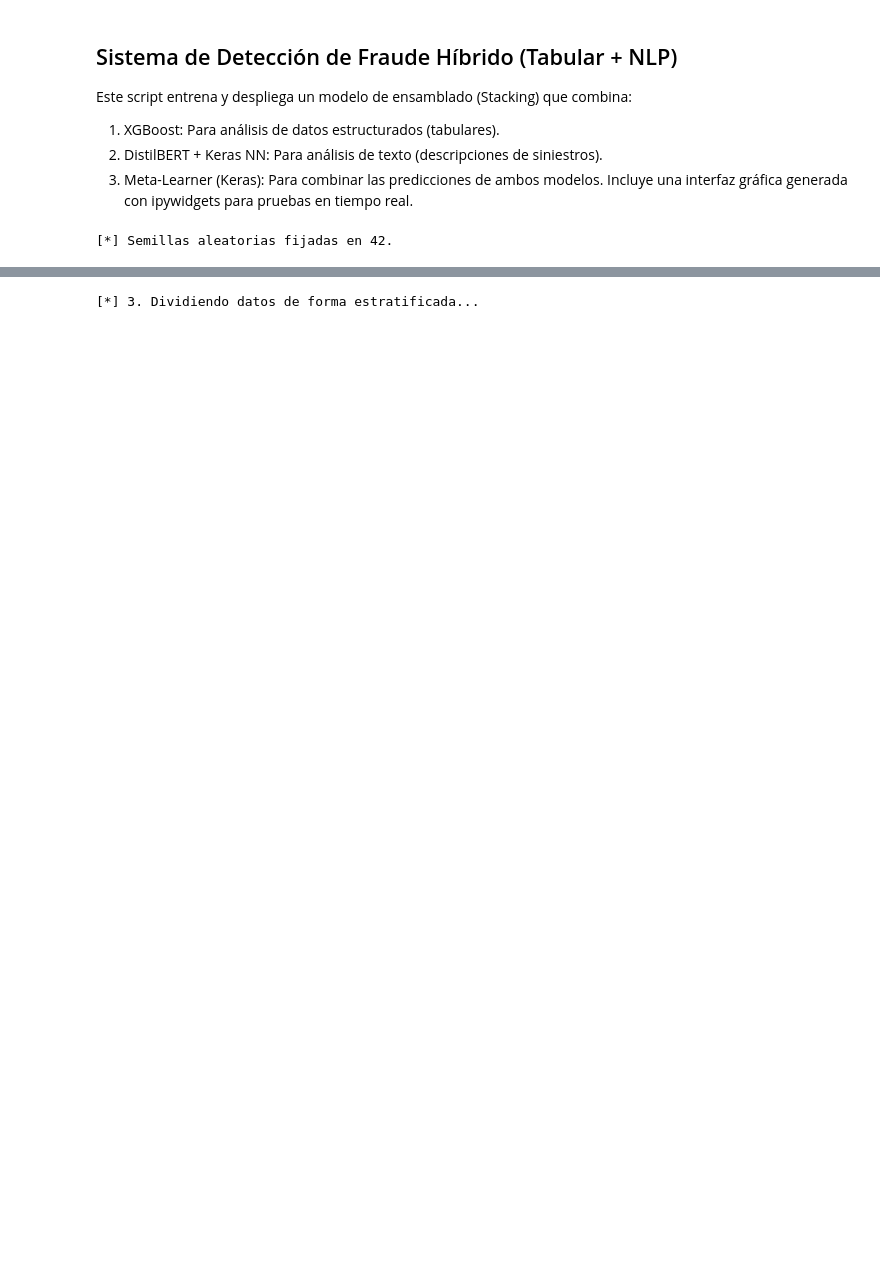
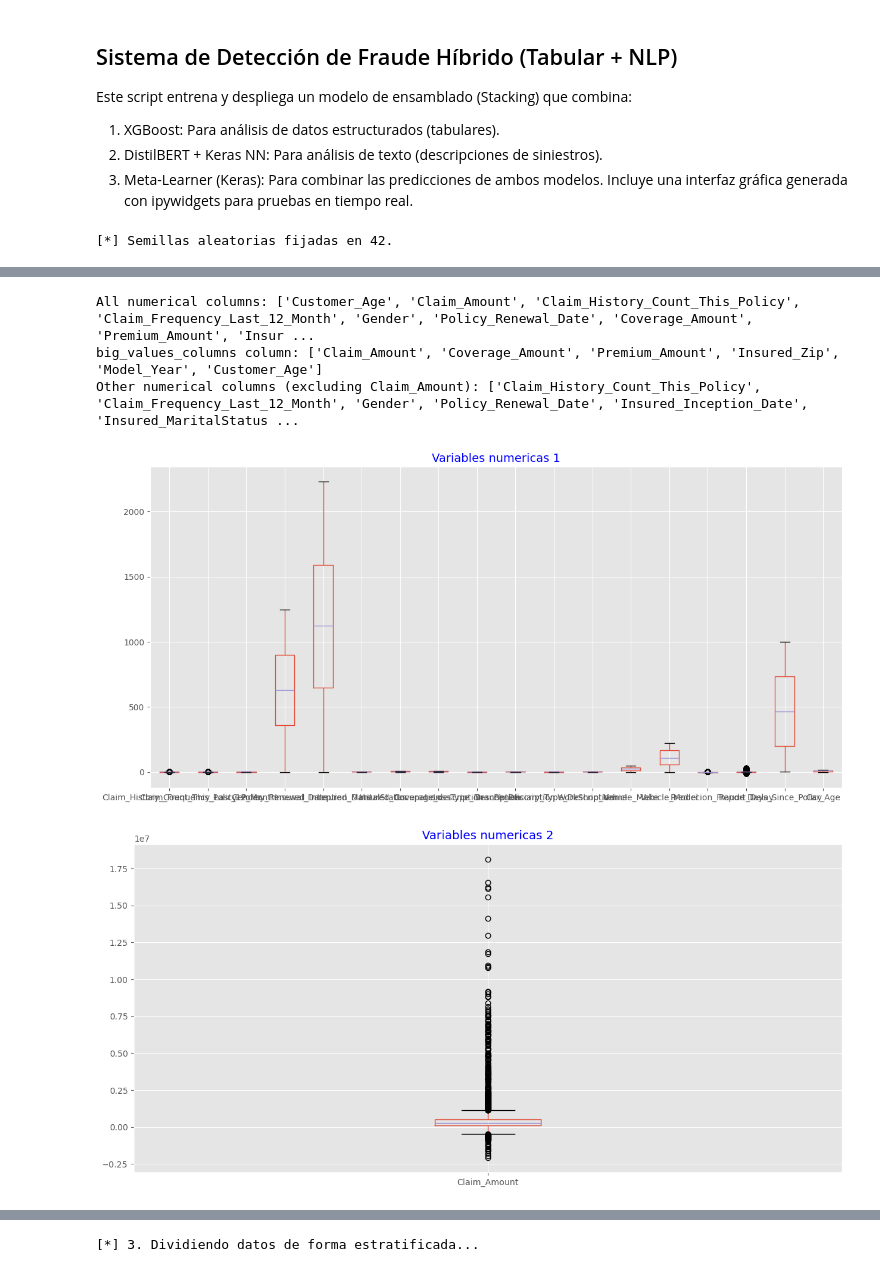
Before and after one commit to juniorfelixgb/UNIR-Fraude-Triaje-3007G, a Jupyter notebook: Sistema_Triaje_Inteligente_Reclamaciones_Automovil.ipynb, the cells around one changed output, grey strips where cells are left out. Saved outputs shown, nothing was run; the diff lists cells and outputs as text; code cells hidden in the pictures; blank space fills up the shorter version.

```diff
--- a/Sistema_Triaje_Inteligente_Reclamaciones_Automovil.ipynb
+++ b/Sistema_Triaje_Inteligente_Reclamaciones_Automovil.ipynb
@@ -101,0 +247,51 @@ Drive already mounted at /content/drive/; to attempt to forcibly remount, call d
+# %%
+# Se grafican los diagramas de cajas y bigotes de cada una de las variables numéricas
+numerical_cols = df.select_dtypes(include=np.number).columns.tolist()
+big_values_columns = ['Claim_Amount', 'Coverage_Amount', 'Premium_Amount', 'Insured_Zip', 'Model_Year', 'Customer_Age']
+small_numerical_cols = [col for col in numerical_cols if col not in big_values_columns]
+
+
+print(f"All numerical columns: {numerical_cols}")
+print(f"big_values_columns column: {big_values_columns}")
+print(f"Other numerical columns (excluding Claim_Amount): {small_numerical_cols}")
+
+boxplot = df[small_numerical_cols].boxplot(figsize=(15,7))
+plt.title("Variables numericas 1", fontsize=14, color='blue')
+plt.show()
+print(' ')
+
+boxplot = df[['Claim_Amount']].boxplot(figsize=(15,7))
+plt.title("Variables numericas 2", fontsize=14, color='blue')
+plt.show()
+print(' ')
+
+boxplot = df[['Coverage_Amount']].boxplot(figsize=(15,7))
+plt.title("Variables numericas 3", fontsize=14, color='blue')
+plt.show()
+print(' ')
+
+boxplot = df[['Premium_Amount']].boxplot(figsize=(15,7))
+plt.title("Variables numericas 4", fontsize=14, color='blue')
+plt.show()
+print(' ')
+
+boxplot = df[['Insured_Zip']].boxplot(figsize=(15,7))
+plt.title("Variables numericas 5", fontsize=14, color='blue')
+plt.show()
+print(' ')
+
+boxplot = df[['Model_Year']].boxplot(figsize=(15,7))
+plt.title("Variables numericas 6", fontsize=14, color='blue')
+plt.show()
+print(' ')
+
+boxplot = df[['Customer_Age']].boxplot(figsize=(15,7))
+plt.title("Variables numericas 7", fontsize=14, color='blue')
+plt.show()
+print(' ')
+# %% [output]
+All numerical columns: ['Customer_Age', 'Claim_Amount', 'Claim_History_Count_This_Policy', 'Claim_Frequency_Last_12_Month', 'Gender', 'Policy_Renewal_Date', 'Coverage_Amount', 'Premium_Amount', 'Insur ...
+big_values_columns column: ['Claim_Amount', 'Coverage_Amount', 'Premium_Amount', 'Insured_Zip', 'Model_Year', 'Customer_Age']
+Other numerical columns (excluding Claim_Amount): ['Claim_History_Count_This_Policy', 'Claim_Frequency_Last_12_Month', 'Gender', 'Policy_Renewal_Date', 'Insured_Inception_Date', 'Insured_MaritalStatus ...
+[figure, added]
+[figure, added]
```
Also changed, not shown: parts of 22 cells of this notebook, 2 other files.
